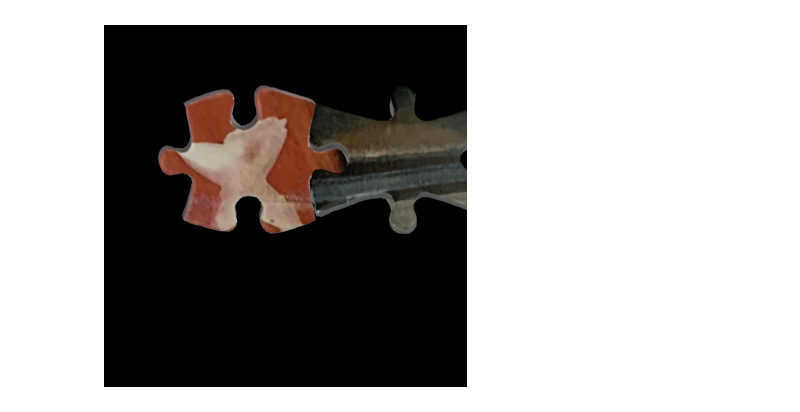
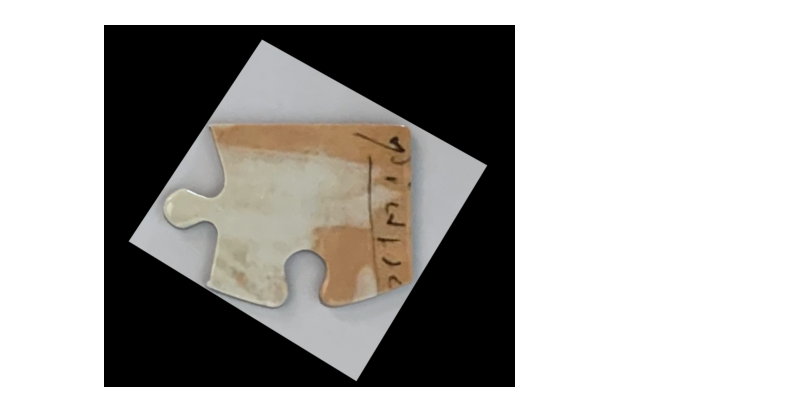
Before and after one commit to tang-ji/jigsaw-puzzle-solver, a Jupyter notebook: main.ipynb, the cells around one changed output. Cells and saved outputs as stored; diff of their text form; code cells hidden in the pictures.

```diff
--- a/main.ipynb
+++ b/main.ipynb
@@ -93,6 +51,4 @@ show([test])
-# %%
-t2 = tiles[1]
-test2 = overlay_image_alpha(test, t2.img, t.corners[1]-t2.corners[0], t2.mask)
-show([test2])
-# %% [output]
-[figure, removed]
+# %%
+show([tiles[48].img])
+# %% [output]
+[figure, added]
```
Also changed, not shown: parts of 37 cells of this notebook, 3 other files.
